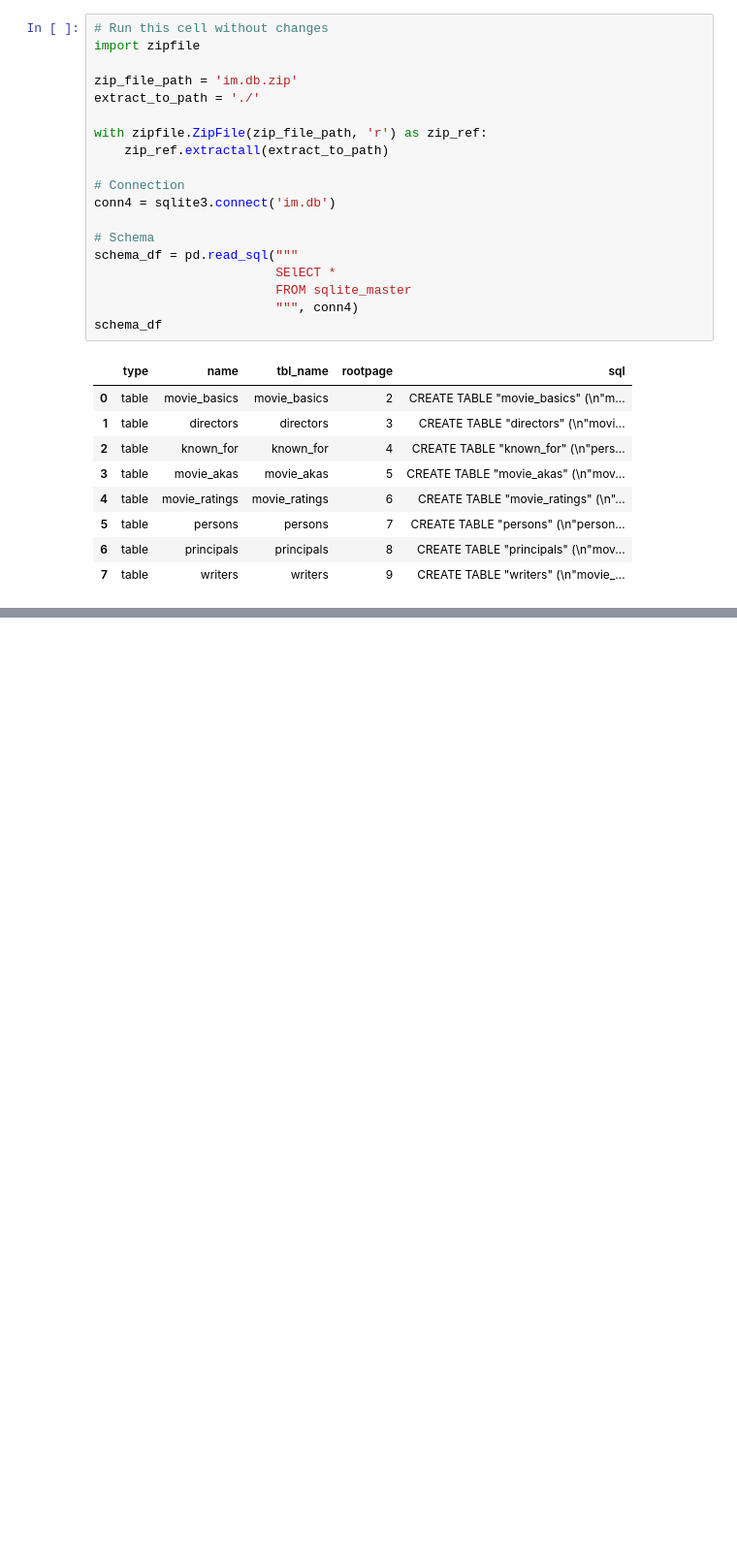
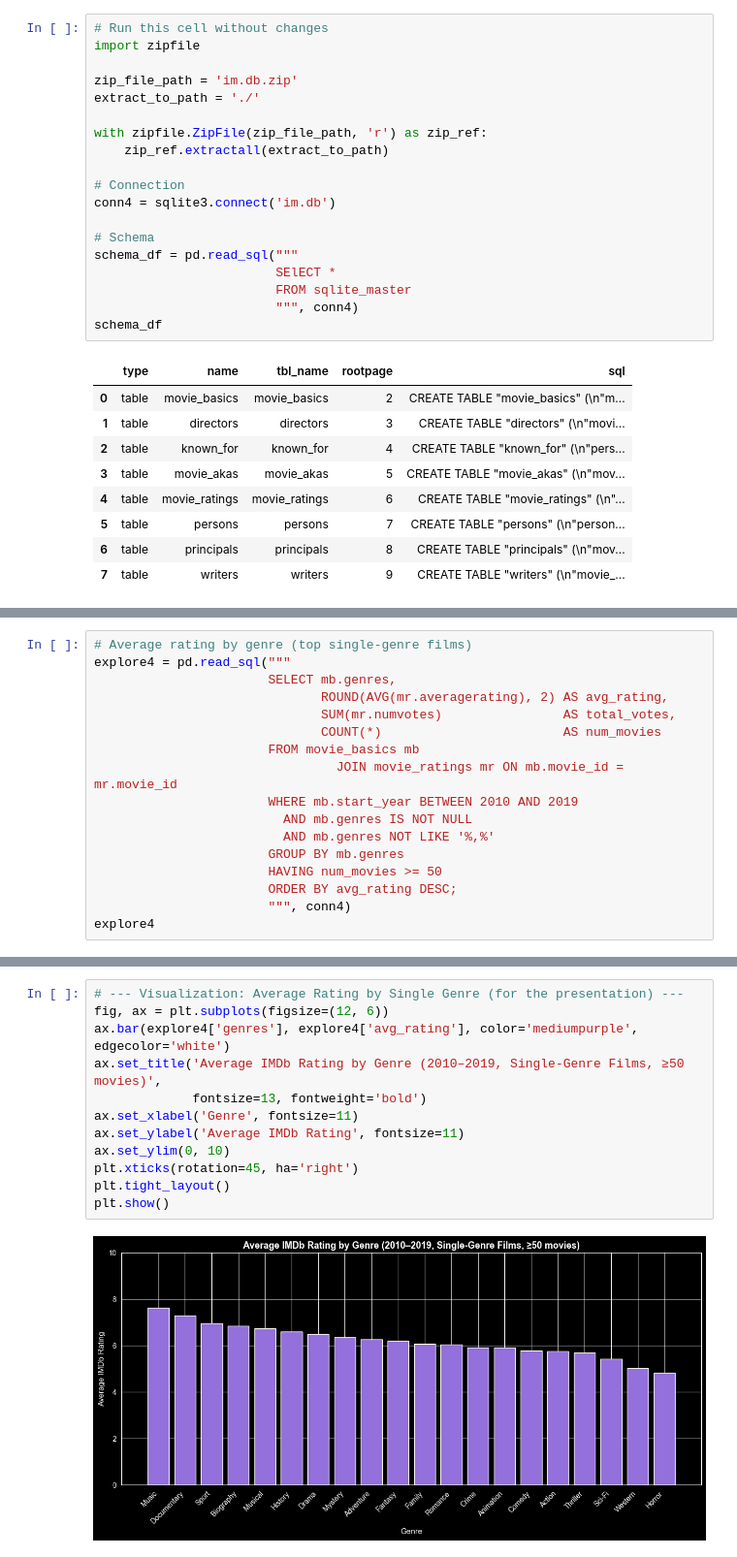
Before and after one commit to NadaFeteiha/dsc-sql-summative-lab, a Jupyter notebook: SQLSummativeLab.ipynb, the cells around one changed output, grey strips where cells are left out. Shown at 97% size. Saved outputs shown, nothing was run; the diff lists cells and outputs as text; blank space fills up the shorter version.

```diff
--- a/SQLSummativeLab.ipynb
+++ b/SQLSummativeLab.ipynb
@@ -529,0 +880,17 @@ None
+# %%
+# Average rating by genre (top single-genre films)
+explore4 = pd.read_sql("""
+                       SELECT mb.genres,
+                              ROUND(AVG(mr.averagerating), 2) AS avg_rating,
+                              SUM(mr.numvotes)                AS total_votes,
+                              COUNT(*)                        AS num_movies
+                       FROM movie_basics mb
+                                JOIN movie_ratings mr ON mb.movie_id = mr.movie_id
+                       WHERE mb.start_year BETWEEN 2010 AND 2019
+                         AND mb.genres IS NOT NULL
+                         AND mb.genres NOT LIKE '%,%'
+                       GROUP BY mb.genres
+                       HAVING num_movies >= 50
+                       ORDER BY avg_rating DESC;
+                       """, conn4)
+explore4
@@ -529,0 +937,14 @@ None
+# %%
+# --- Visualization: Average Rating by Single Genre (for the presentation) ---
+fig, ax = plt.subplots(figsize=(12, 6))
+ax.bar(explore4['genres'], explore4['avg_rating'], color='mediumpurple', edgecolor='white')
+ax.set_title('Average IMDb Rating by Genre (2010–2019, Single-Genre Films, ≥50 movies)',
+             fontsize=13, fontweight='bold')
+ax.set_xlabel('Genre', fontsize=11)
+ax.set_ylabel('Average IMDb Rating', fontsize=11)
+ax.set_ylim(0, 10)
+plt.xticks(rotation=45, ha='right')
+plt.tight_layout()
+plt.show()
+# %% [output]
+[figure, added]
```
Also changed, not shown: parts of 15 cells of this notebook.
